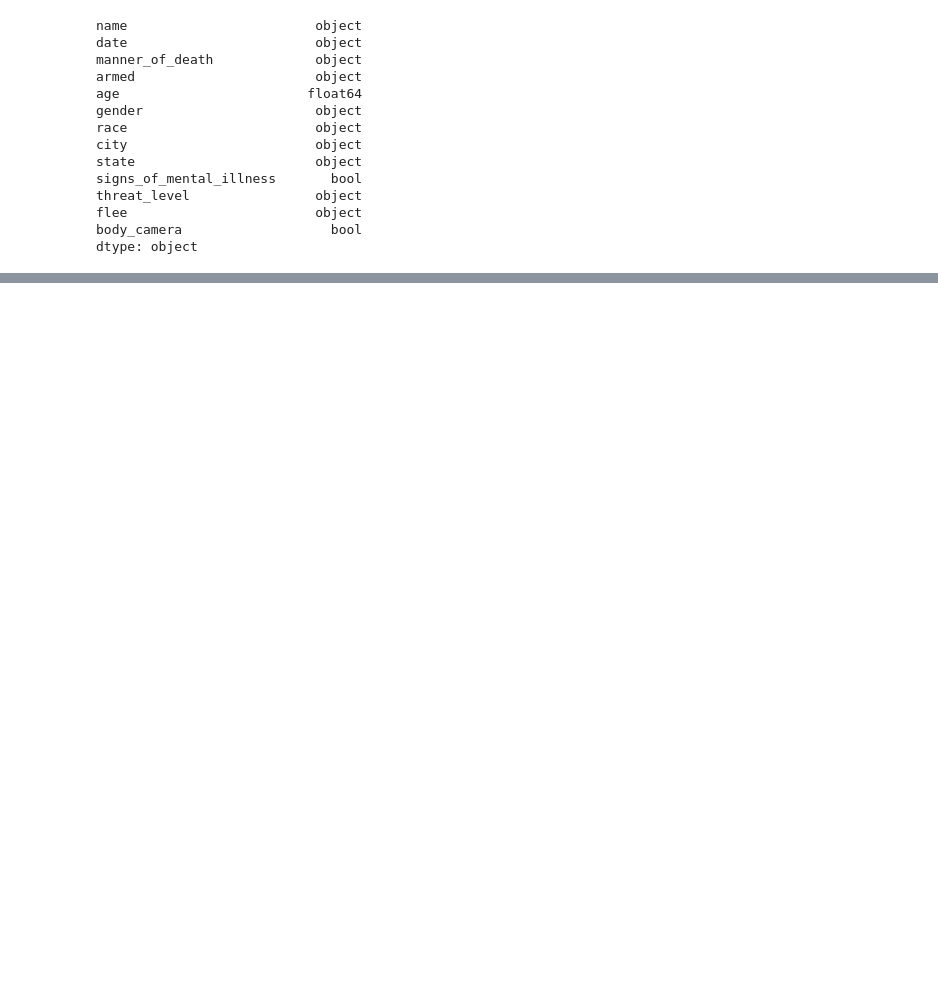
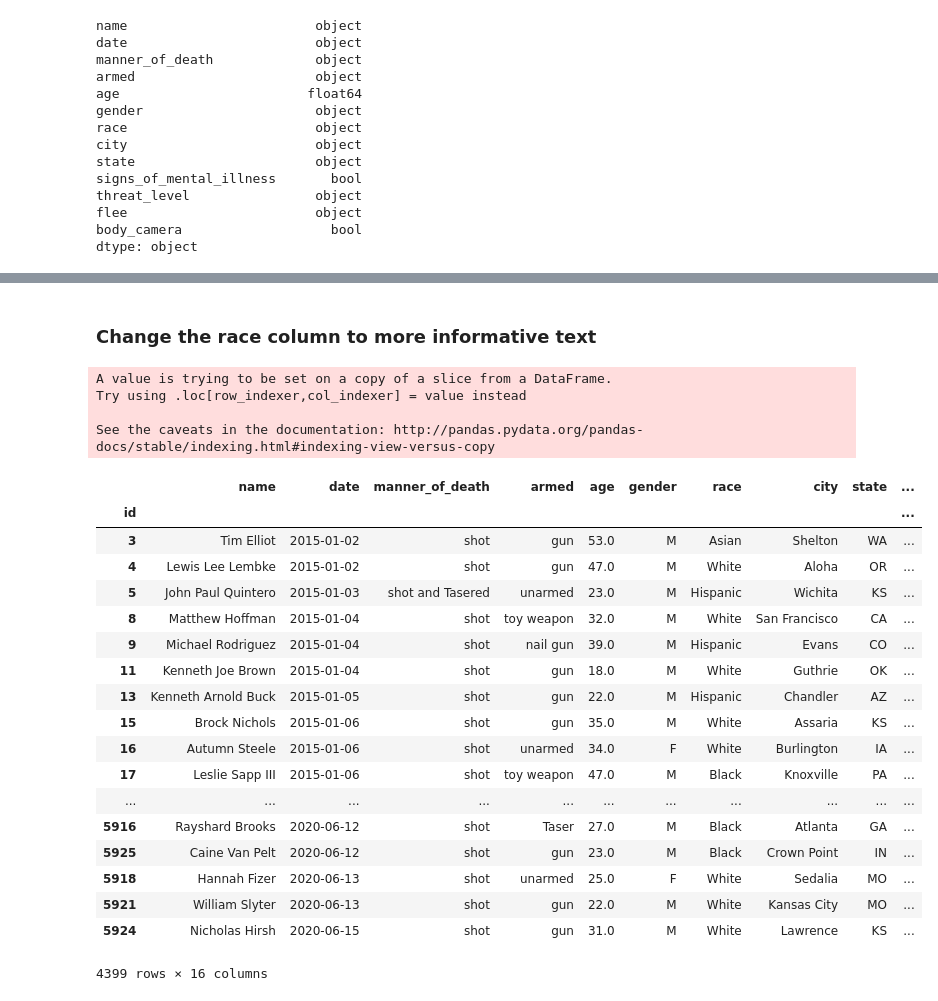
Before and after one commit to aclao89/Police_Shootings, a Jupyter notebook: Untitled.ipynb, the cells around one changed output, grey strips where cells are left out. Cells and saved outputs as stored; diff of their text form; code cells hidden in the pictures; blank space fills up the shorter version.

```diff
--- a/Untitled.ipynb
+++ b/Untitled.ipynb
@@ -146 +148,33 @@ See the caveats in the documentation: http://pandas.pydata.org/pandas-docs/stabl
 4399 rows × 16 columns
+# %% [markdown]
+### Change the race column to more informative text
+# %%
+# df_clean.race.unique()
+race_cat = {'A': 'Asian', 'W':'White', 'H': 'Hispanic', 'B':'Black', 'O':'Other', 'N':'Native American'}
+
+df_clean['race'] = df_clean['race'].map(race_cat)
+df_clean
+# %% [output]
+A value is trying to be set on a copy of a slice from a DataFrame.
+Try using .loc[row_indexer,col_indexer] = value instead
+
+See the caveats in the documentation: http://pandas.pydata.org/pandas-docs/stable/indexing.html#indexing-view-versus-copy
+|  | name | date | manner_of_death | armed | age | gender | race | city | state | ... |
+| id |  |  |  |  |  |  |  |  |  | ... |
+| 3 | Tim Elliot | 2015-01-02 | shot | gun | 53.0 | M | Asian | Shelton | WA | ... |
+| 4 | Lewis Lee Lembke | 2015-01-02 | shot | gun | 47.0 | M | White | Aloha | OR | ... |
+| 5 | John Paul Quintero | 2015-01-03 | shot and Tasered | unarmed | 23.0 | M | Hispanic | Wichita | KS | ... |
+| 8 | Matthew Hoffman | 2015-01-04 | shot | toy weapon | 32.0 | M | White | San Francisco | CA | ... |
+| 9 | Michael Rodriguez | 2015-01-04 | shot | nail gun | 39.0 | M | Hispanic | Evans | CO | ... |
+| 11 | Kenneth Joe Brown | 2015-01-04 | shot | gun | 18.0 | M | White | Guthrie | OK | ... |
+| 13 | Kenneth Arnold Buck | 2015-01-05 | shot | gun | 22.0 | M | Hispanic | Chandler | AZ | ... |
+| 15 | Brock Nichols | 2015-01-06 | shot | gun | 35.0 | M | White | Assaria | KS | ... |
+| 16 | Autumn Steele | 2015-01-06 | shot | unarmed | 34.0 | F | White | Burlington | IA | ... |
+| 17 | Leslie Sapp III | 2015-01-06 | shot | toy weapon | 47.0 | M | Black | Knoxville | PA | ... |
+| ... | ... | ... | ... | ... | ... | ... | ... | ... | ... | ... |
+| 5916 | Rayshard Brooks | 2020-06-12 | shot | Taser | 27.0 | M | Black | Atlanta | GA | ... |
+| 5925 | Caine Van Pelt | 2020-06-12 | shot | gun | 23.0 | M | Black | Crown Point | IN | ... |
+| 5918 | Hannah Fizer | 2020-06-13 | shot | unarmed | 25.0 | F | White | Sedalia | MO | ... |
+| 5921 | William Slyter | 2020-06-13 | shot | gun | 22.0 | M | White | Kansas City | MO | ... |
+| 5924 | Nicholas Hirsh | 2020-06-15 | shot | gun | 31.0 | M | White | Lawrence | KS | ... |
+4399 rows × 16 columns
```
Also changed, not shown: parts of 10 cells of this notebook.
